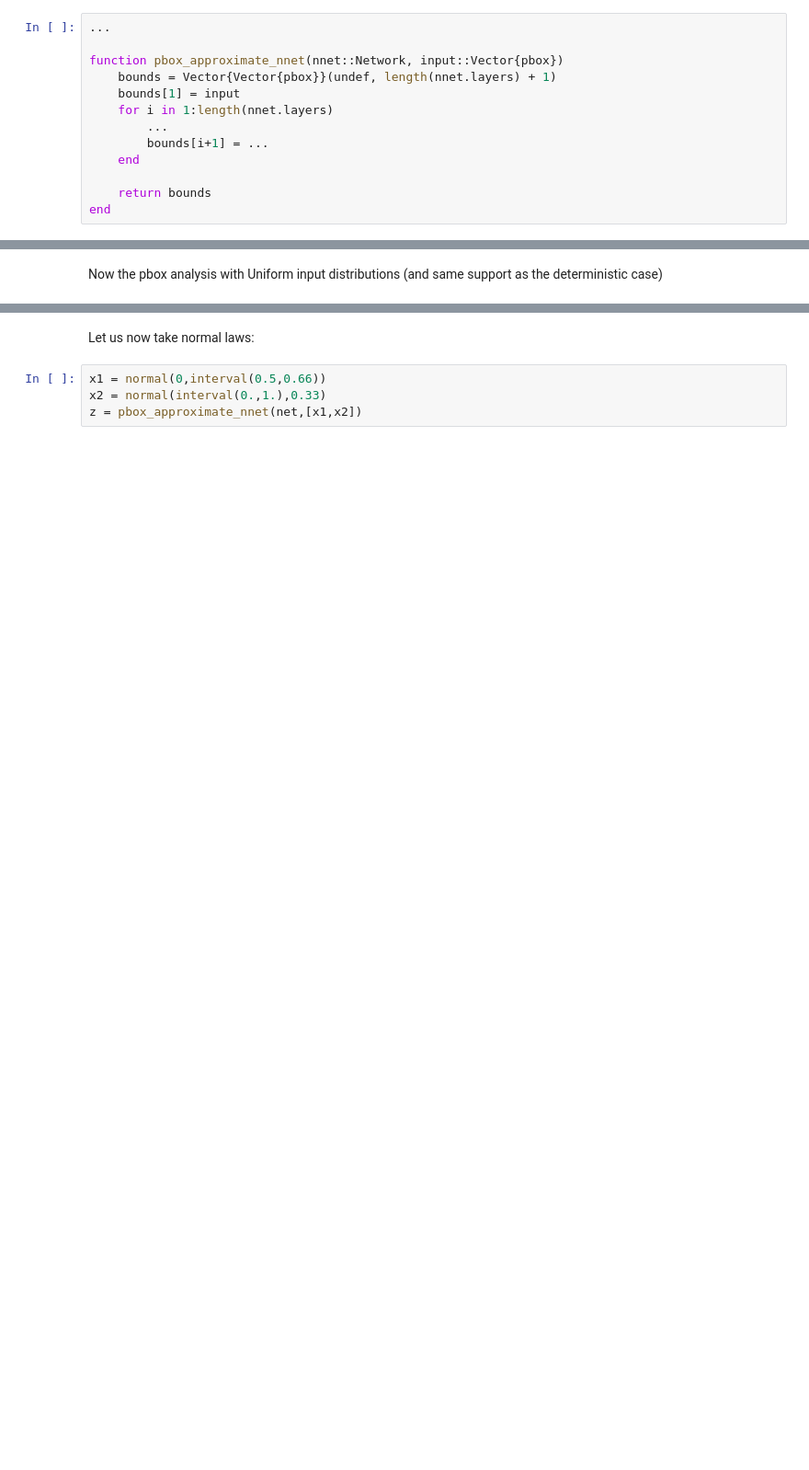
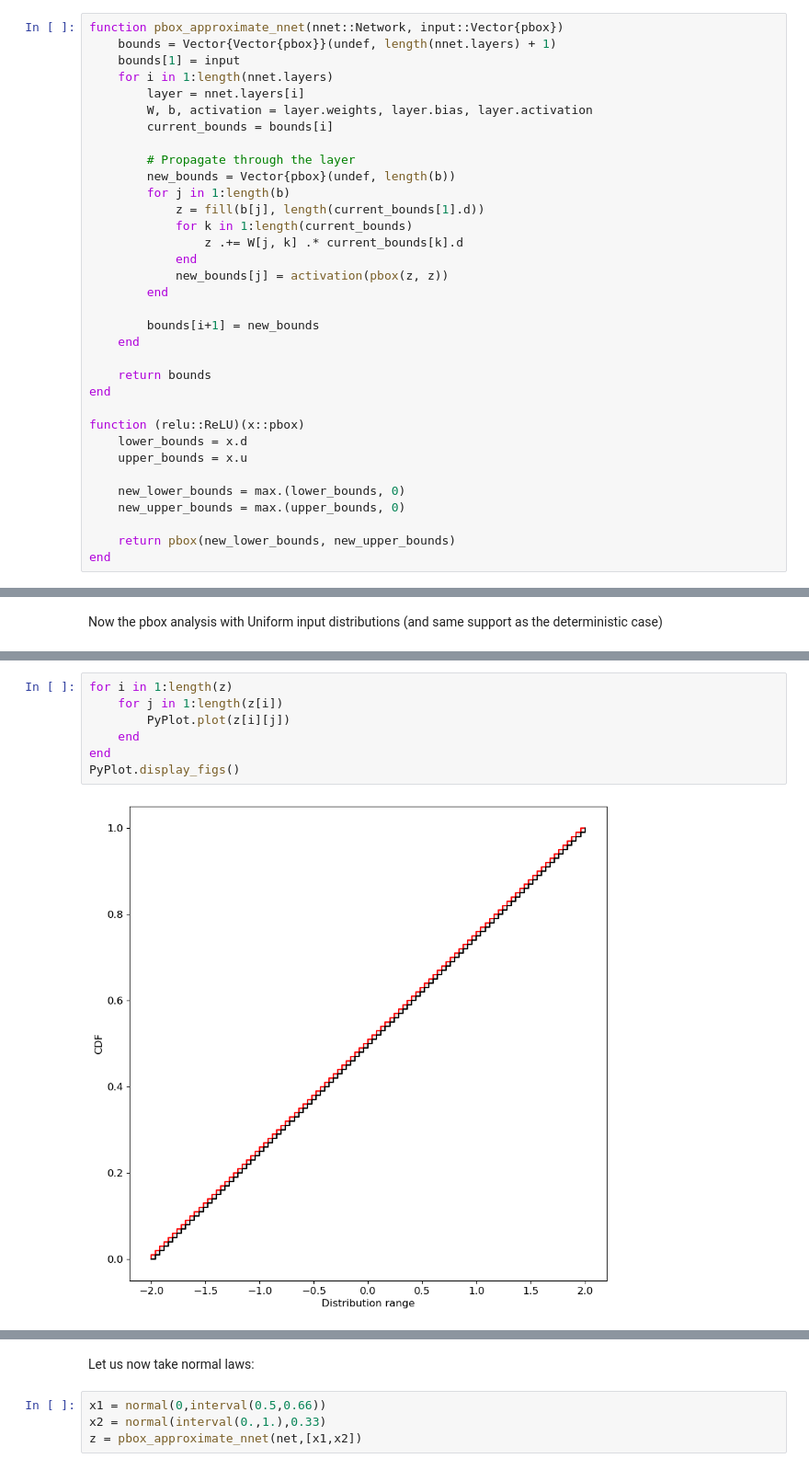
Before and after one commit to ardianugraha/verification-neural-networks, a Jupyter notebook: NeuralVerification-CARS-Workshop-master/Lab2.ipynb, the cells around one changed output, grey strips where cells are left out. Shown at 92% size. Saved outputs shown, nothing was run; the diff lists cells and outputs as text; blank space fills up the shorter version.

```diff
--- a/NeuralVerification-CARS-Workshop-master/Lab2.ipynb
+++ b/NeuralVerification-CARS-Workshop-master/Lab2.ipynb
@@ -255,15 +257,36 @@ UndefVarError: UndefVarError: z1 not defined
 # %% [markdown]
 Remember when defining the input layers that the arithmetic operations should be chosen, depending on the correlation or not between the operands (we suppose the inputs initially independent).
 # %%
-...
-
 function pbox_approximate_nnet(nnet::Network, input::Vector{pbox})
     bounds = Vector{Vector{pbox}}(undef, length(nnet.layers) + 1)
     bounds[1] = input
     for i in 1:length(nnet.layers)
-        ...
-        bounds[i+1] = ...
+        layer = nnet.layers[i]
+        W, b, activation = layer.weights, layer.bias, layer.activation
+        current_bounds = bounds[i]
+
+        # Propagate through the layer
+        new_bounds = Vector{pbox}(undef, length(b))
+        for j in 1:length(b)
+            z = fill(b[j], length(current_bounds[1].d))
+            for k in 1:length(current_bounds)
+                z .+= W[j, k] .* current_bounds[k].d
+            end
+            new_bounds[j] = activation(pbox(z, z))
+        end
+
+        bounds[i+1] = new_bounds
     end
 
     return bounds
 end
+
+function (relu::ReLU)(x::pbox)
+    lower_bounds = x.d
+    upper_bounds = x.u
+
+    new_lower_bounds = max.(lower_bounds, 0)
+    new_upper_bounds = max.(upper_bounds, 0)
+
+    return pbox(new_lower_bounds, new_upper_bounds)
+end
@@ -300,0 +329,9 @@ ErrorException: syntax: space before "(" not allowed in "uniform (" at /home/moc
+# %%
+for i in 1:length(z)
+    for j in 1:length(z[i])
+        PyPlot.plot(z[i][j])
+    end
+end
+PyPlot.display_figs()
+# %% [output]
+[figure, added]
```
Also changed, not shown: parts of 13 cells of this notebook.
